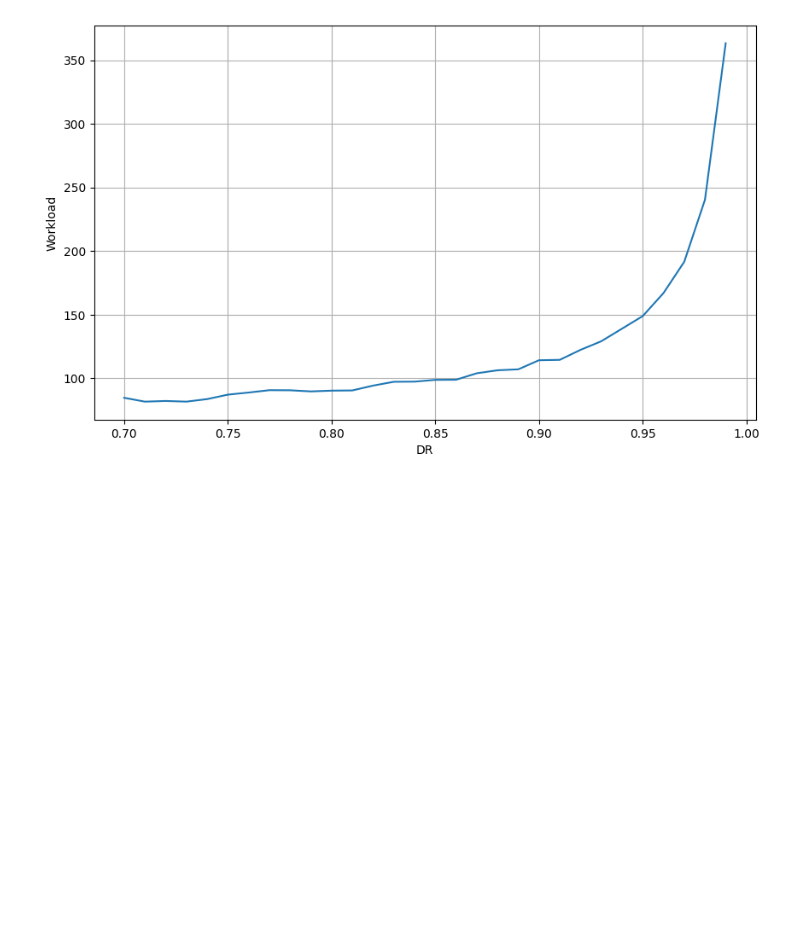
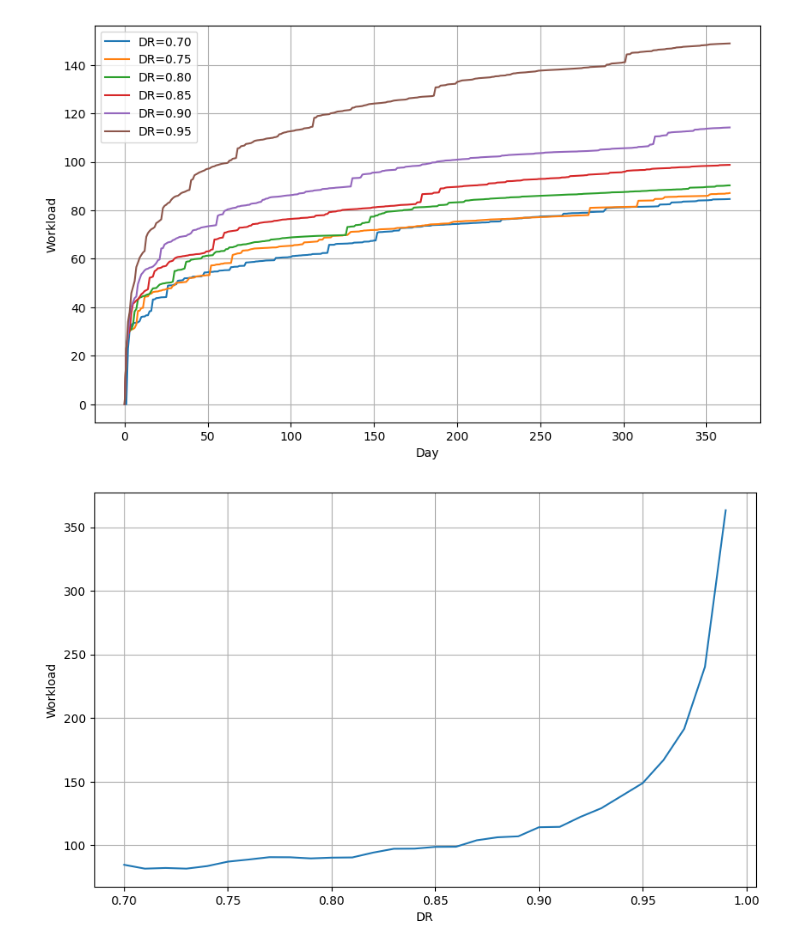
Before and after one commit to open-spaced-repetition/expected-workload, a Jupyter notebook: notebook.ipynb, the cells around one changed output. Drawn from its saved outputs; the diff is of its cells as text; code cells hidden in the pictures; blank space fills up the shorter version.

Commit message:
add plot for accumulated workload over day

```diff
--- a/notebook.ipynb
+++ b/notebook.ipynb
@@ -119,32 +119,43 @@ def expected_learn(acc_prob, stability, difficulty, day, record, dr, tr, cost):
         record,
         dr,
         tr_recall,
         RECALL_COST,
     )
     expected_learn(
         acc_prob * (1 - tr),
         s_forget,
         d_forget,
         day + ivl_forget,
         record,
         dr,
         tr_forget,
         FORGET_COST,
     )
 
 
 workload_list = []
 
-for dr in np.arange(0.7, 0.99, 0.01):
+plt.figure(figsize=(10, 6))
+
+for i, dr in enumerate(np.arange(0.7, 0.99, 0.01)):
     record = np.zeros(learn_day_limit)
     expected_learn(1, 0, 0, 0, record, dr, 0, 0)
+    if i % 5 == 0:
+        plt.plot(np.cumsum(record), label=f"DR={dr:.2f}")
     workload_list.append(np.sum(record))
+
+plt.grid(True)
+plt.xlabel("Day")
+plt.ylabel("Workload")
+plt.legend()
+plt.show()
 
 plt.figure(figsize=(10, 6))
 plt.plot(np.arange(0.7, 0.99, 0.01), workload_list)
 plt.grid(True)
 plt.xlabel("DR")
 plt.ylabel("Workload")
 plt.show()
 # %% [output]
-[figure, old version]
+[figure, new version]
+[figure, added]
```
